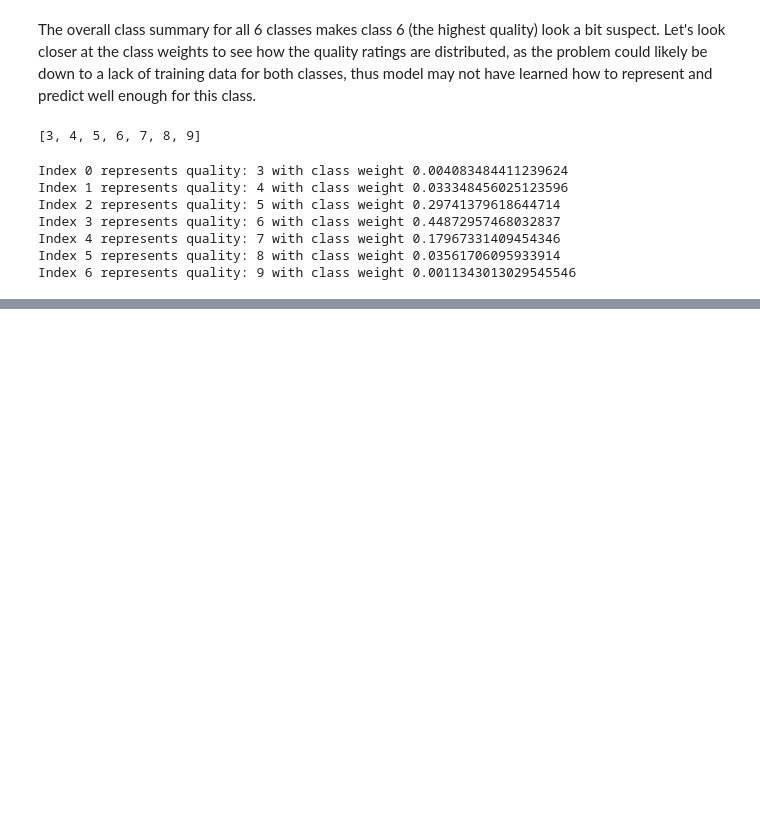
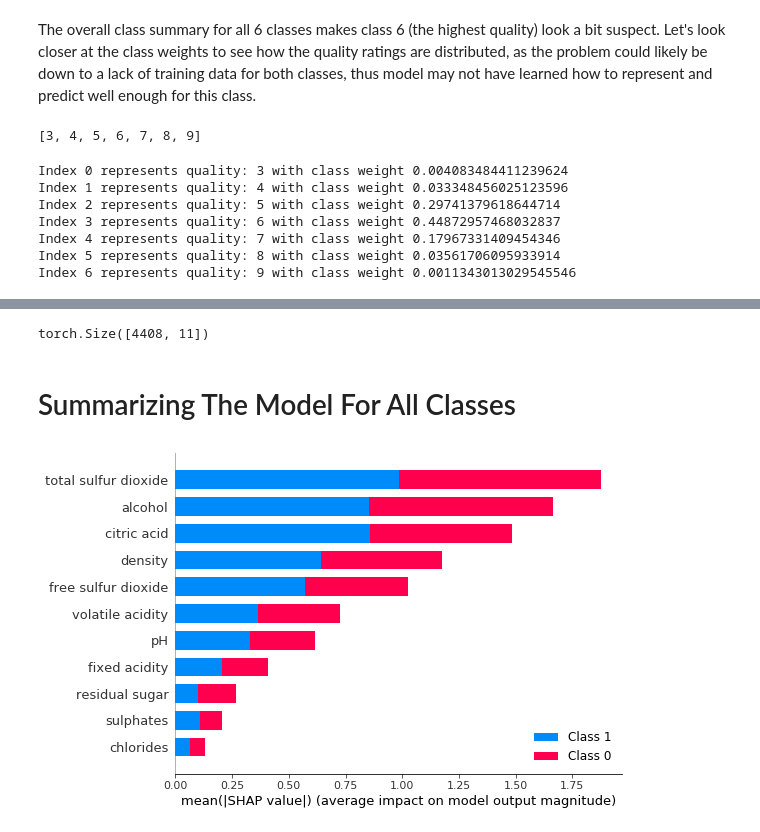
Before and after one commit to cdpierse/wine_quality_pytorch, a Jupyter notebook: explainer.ipynb, the cells around one changed output, grey strips where cells are left out. Saved outputs shown, nothing was run; the diff lists cells and outputs as text; code cells hidden in the pictures; blank space fills up the shorter version.

Commit message:
Update notebook with binary classification example

```diff
--- a/explainer.ipynb
+++ b/explainer.ipynb
@@ -143,0 +170,7 @@ Clearly there are only few instances of wine's of class 6. Given that 76% of all
+# %%
+data = WineData.read_data(WHITE_WINE_PATH)
+
+train_data, test_data = WineData.train_test_splitter(data)
+
+wd = WineData(train_data,binary=True)
+wd_test = WineData(test_data)
@@ -143,0 +193,14 @@ Clearly there are only few instances of wine's of class 6. Given that 76% of all
+# %%
+# explainer will use the first 1000 instances in x_data
+e = shap.DeepExplainer(model, wd.x_data)
+# %%
+wd.x_data.shape
+# %% [output]
+torch.Size([4408, 11])
+# %%
+# shap values can take a really long time to calculate
+# let's limit the shap values to the first 200 rows in `wd.x_data`
+shap_values = e.shap_values(wd.x_data[:200])
+# %%
+FEATURE_NAMES =["fixed acidity","volatile acidity","citric acid","residual sugar","chlorides","free sulfur dioxide","total sulfur dioxide","density","pH","sulphates","alcohol"
+]
@@ -143,0 +209,6 @@ Clearly there are only few instances of wine's of class 6. Given that 76% of all
+# %% [markdown]
+# Summarizing The Model For All Classes
+# %%
+shap.summary_plot(shap_values, wd.x_data[:200],feature_names=FEATURE_NAMES)
+# %% [output]
+[figure, added]
```
Also changed, not shown: parts of 12 cells of this notebook, 2 other files.
